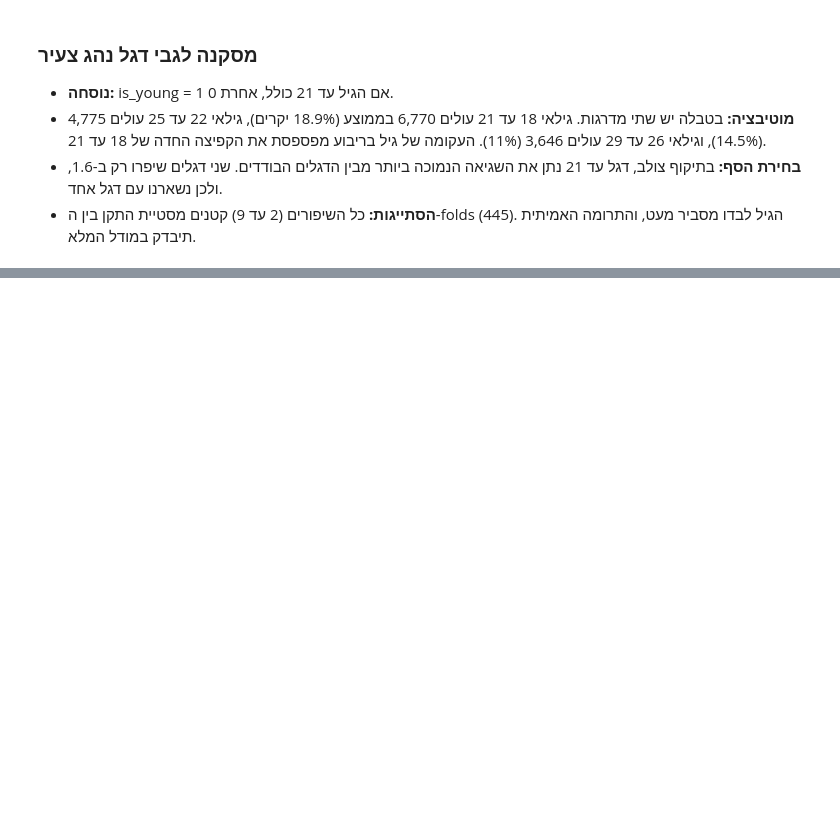
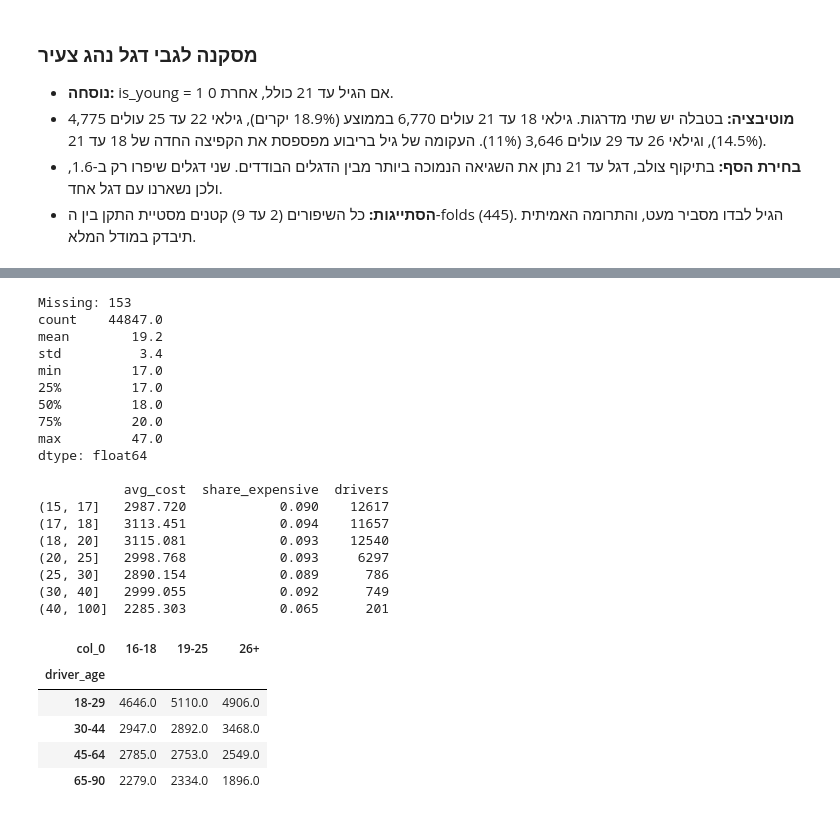
Before and after one commit to liadrimer/car-insurance-claim-prediction, a Jupyter notebook: driver_features.ipynb, the cells around one changed output, grey strips where cells are left out. Cells and saved outputs as stored; diff of their text form; code cells hidden in the pictures; blank space fills up the shorter version.

Commit message:
Add files via upload
Driver features: license age tested and rejected (no consistent effect)

```diff
--- a/driver_features.ipynb
+++ b/driver_features.ipynb
@@ -189,0 +194,42 @@ age + age squared    RMSE   7490.6 | std 447.8
+# %%
+# חישוב הגיל בקבלת הרישיון ובדיקת הקשר לעלות בכל הדאטה ובתוך כל קבוצת גיל
+license_age = df_clean["driver_age"] - df_clean["license_years"]
+print("Missing:", license_age.isna().sum())
+print(license_age.describe().round(1), "\n")
+
+license_group = pd.cut(license_age, bins=[15, 17, 18, 20, 25, 30, 40, 100])
+print(y.groupby(license_group, observed=True).agg(
+    avg_cost="mean",
+    share_expensive=lambda s: (s > 10000).mean(),
+    drivers="count",
+).round(3), "\n")
+
+age_group = pd.cut(df_clean["driver_age"], bins=[17, 29, 44, 64, 90], labels=["18-29", "30-44", "45-64", "65-90"])
+license_band = pd.cut(license_age, bins=[15, 18, 25, 100], labels=["16-18", "19-25", "26+"])
+pd.crosstab(age_group, license_band, values=y, aggfunc="mean").round(0)
+# %% [output]
+Missing: 153
+count    44847.0
+mean        19.2
+std          3.4
+min         17.0
+25%         17.0
+50%         18.0
+75%         20.0
+max         47.0
+dtype: float64
+
+           avg_cost  share_expensive  drivers
+(15, 17]   2987.720            0.090    12617
+(17, 18]   3113.451            0.094    11657
+(18, 20]   3115.081            0.093    12540
+(20, 25]   2998.768            0.093     6297
+(25, 30]   2890.154            0.089      786
+(30, 40]   2999.055            0.092      749
+(40, 100]  2285.303            0.065      201
+| col_0 | 16-18 | 19-25 | 26+ |
+| driver_age |  |  |  |
+| 18-29 | 4646.0 | 5110.0 | 4906.0 |
+| 30-44 | 2947.0 | 2892.0 | 3468.0 |
+| 45-64 | 2785.0 | 2753.0 | 2549.0 |
+| 65-90 | 2279.0 | 2334.0 | 1896.0 |
```
Also changed, not shown: parts of 2 cells of this notebook.
